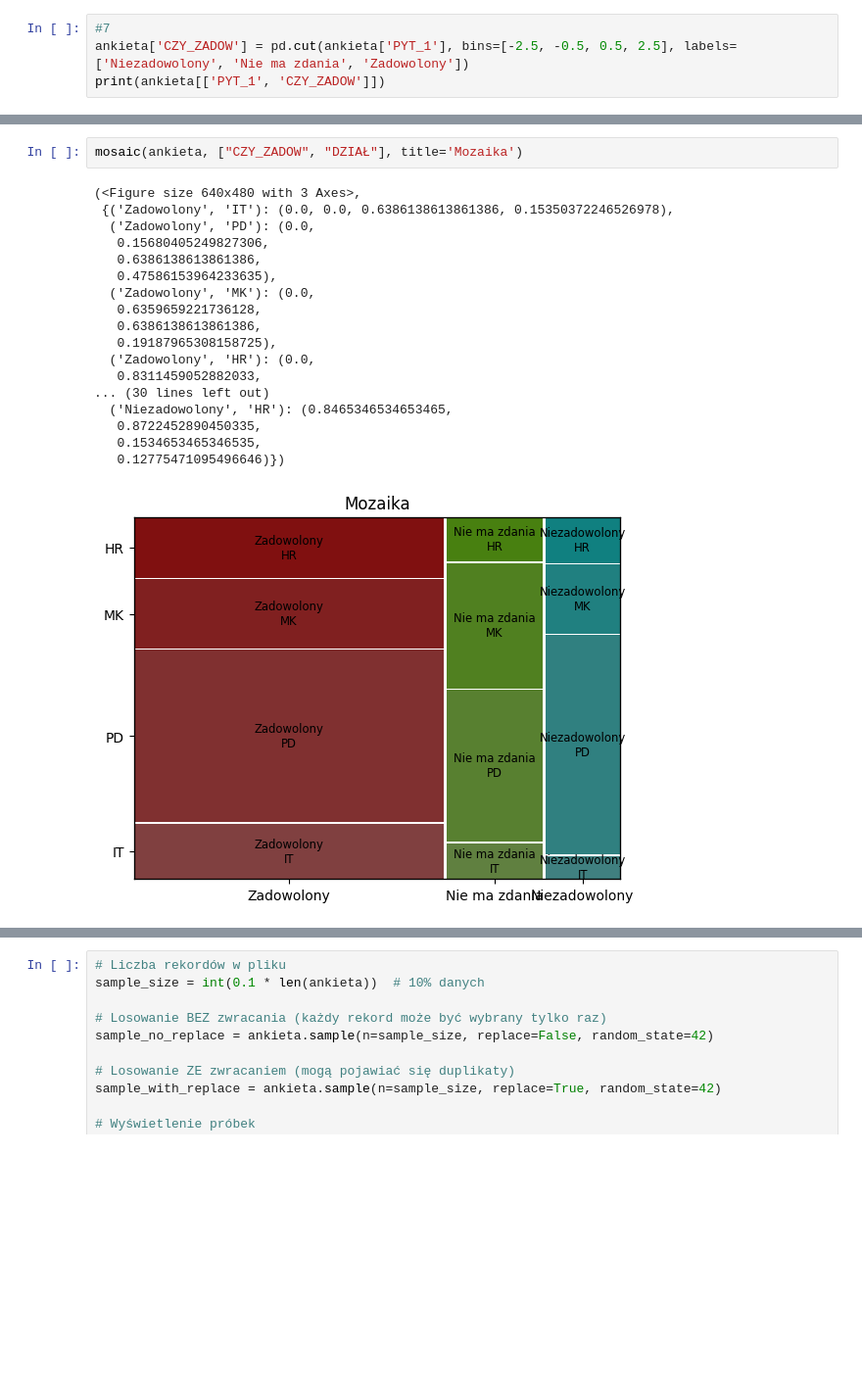
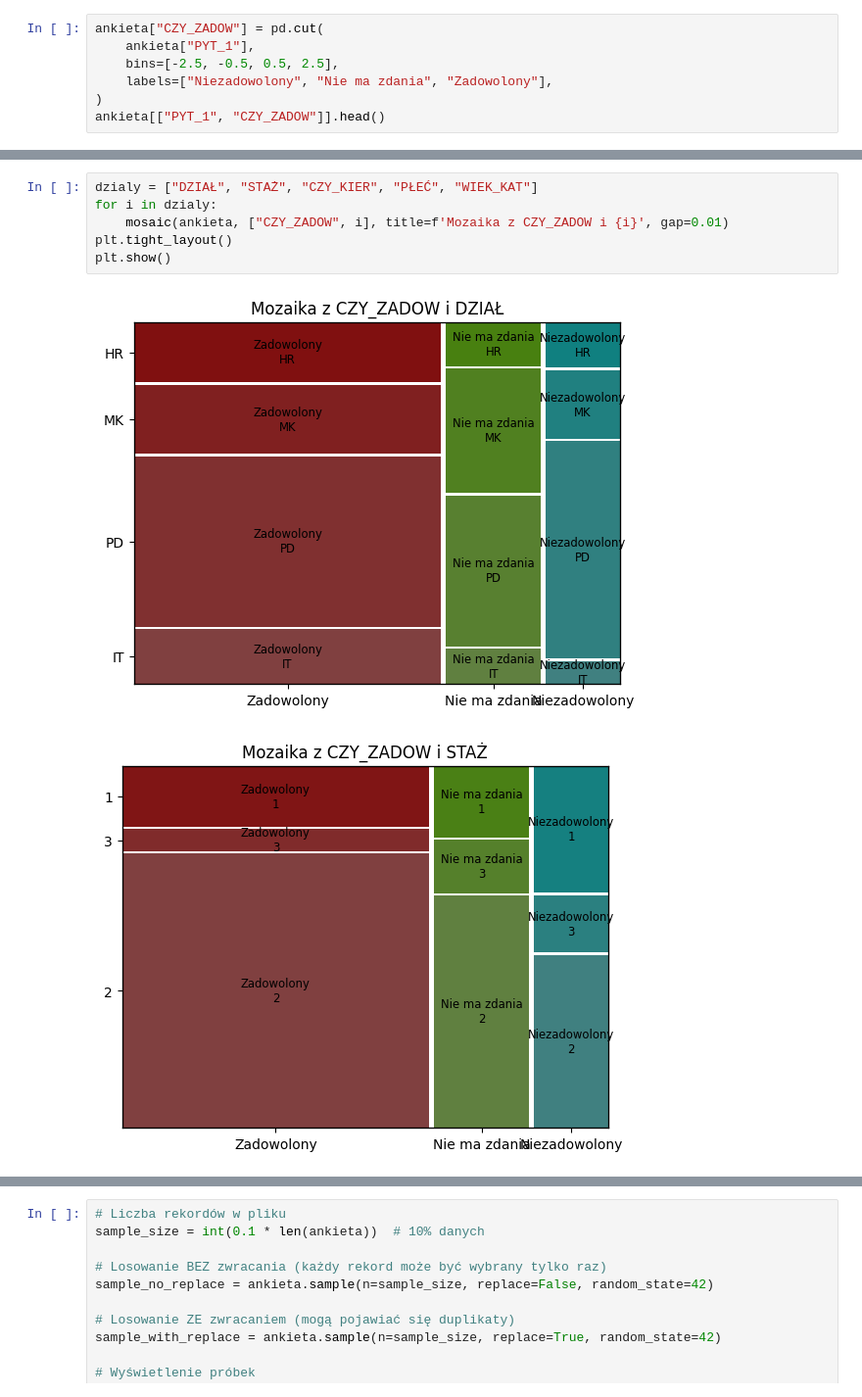
Before and after one commit to AmeliaBieda/Analiza_DA, a Jupyter notebook: lista1ADA.ipynb, the cells around one changed output, grey strips where cells are left out. Shown at 98% size. Cells and saved outputs as stored; diff of their text form; blank space fills up the shorter version.

```diff
--- a/lista1ADA.ipynb
+++ b/lista1ADA.ipynb
@@ -133,5 +186,8 @@ PYT_1
 # %%
-#7
-ankieta['CZY_ZADOW'] = pd.cut(ankieta['PYT_1'], bins=[-2.5, -0.5, 0.5, 2.5], labels=['Niezadowolony', 'Nie ma zdania', 'Zadowolony'])
-print(ankieta[['PYT_1', 'CZY_ZADOW']])
+ankieta["CZY_ZADOW"] = pd.cut(
+    ankieta["PYT_1"],
+    bins=[-2.5, -0.5, 0.5, 2.5],
+    labels=["Niezadowolony", "Nie ma zdania", "Zadowolony"],
+)
+ankieta[["PYT_1", "CZY_ZADOW"]].head()
 # %% [output]
@@ -152,21 +204,9 @@ print(ankieta[['PYT_1', 'CZY_ZADOW']])
 # %%
-mosaic(ankieta, ["CZY_ZADOW", "DZIAŁ"], title='Mozaika')
+dzialy = ["DZIAŁ", "STAŻ", "CZY_KIER", "PŁEĆ", "WIEK_KAT"]
+for i in dzialy:
+    mosaic(ankieta, ["CZY_ZADOW", i], title=f'Mozaika z CZY_ZADOW i {i}', gap=0.01)
+plt.tight_layout()
+plt.show()
 # %% [output]
-(<Figure size 640x480 with 3 Axes>,
- {('Zadowolony', 'IT'): (0.0, 0.0, 0.6386138613861386, 0.15350372246526978),
-  ('Zadowolony', 'PD'): (0.0,
-   0.15680405249827306,
-   0.6386138613861386,
-   0.47586153964233635),
-  ('Zadowolony', 'MK'): (0.0,
-   0.6359659221736128,
-   0.6386138613861386,
-   0.19187965308158725),
-  ('Zadowolony', 'HR'): (0.0,
-   0.8311459052882033,
-... (30 lines left out)
-  ('Niezadowolony', 'HR'): (0.8465346534653465,
-   0.8722452890450335,
-   0.1534653465346535,
-   0.12775471095496646)})
-[figure, old version]
+[figure, new version]
+[figure, added]
```
Also changed, not shown: parts of 34 cells of this notebook, 1 other file.
